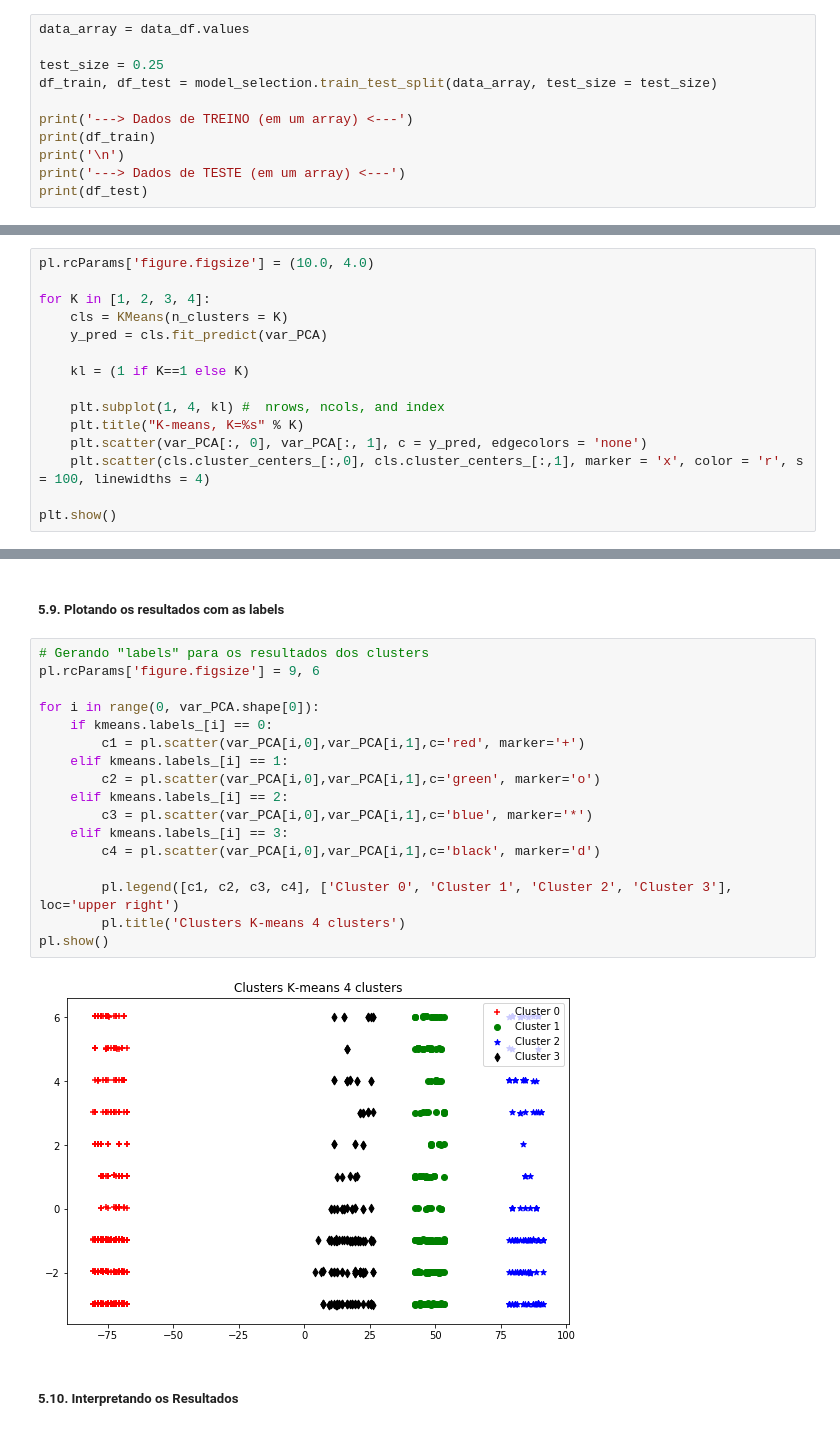
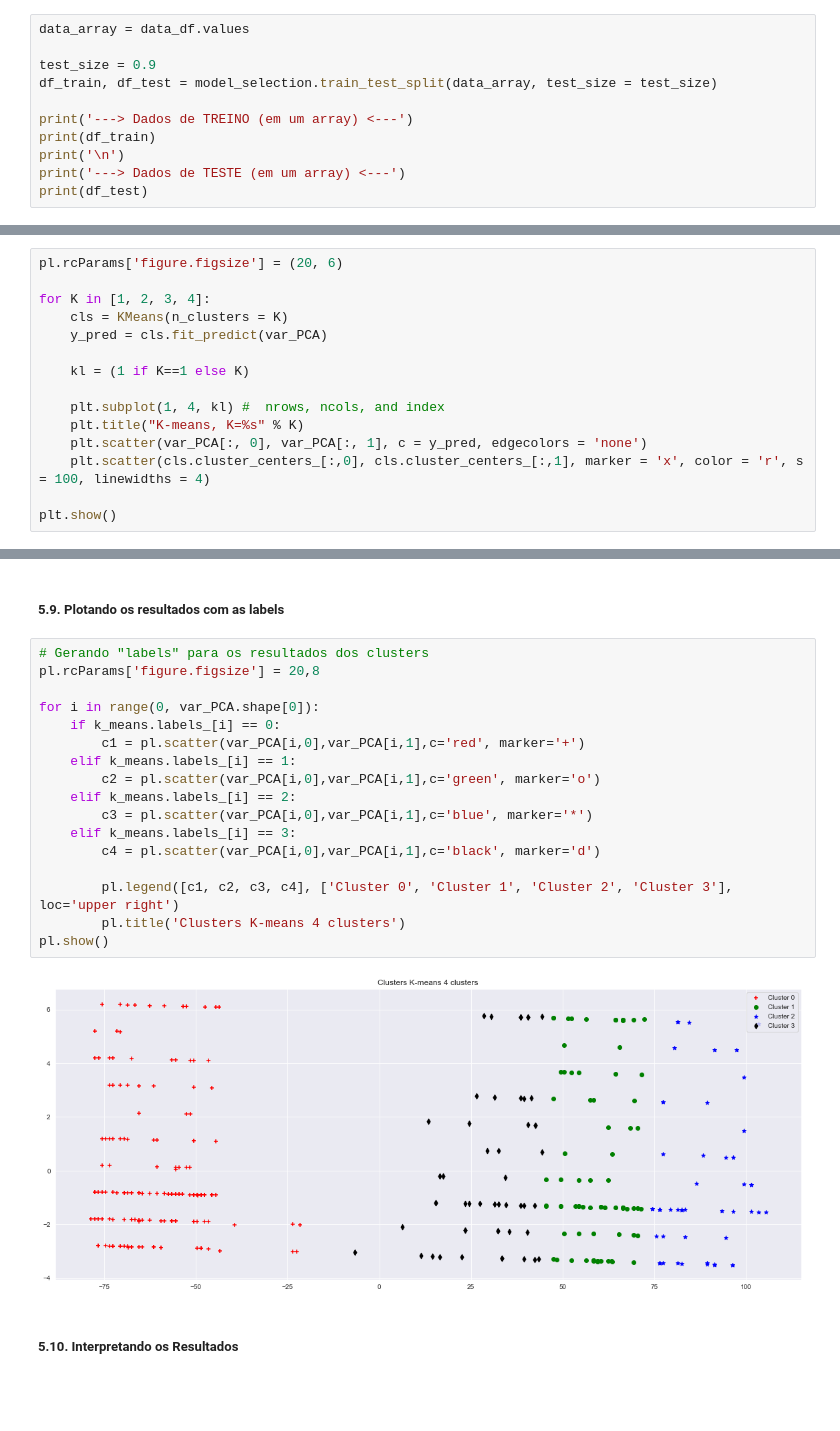
Before and after one commit to daniellj/DataScience, a Jupyter notebook: MachineLearning/Python/UnsupervisedLearning/ClusteringEmployeeTurnover.ipynb, the cells around one changed output, grey strips where cells are left out. Saved outputs shown, nothing was run; the diff lists cells and outputs as text; blank space fills up the shorter version.

```diff
--- a/MachineLearning/Python/UnsupervisedLearning/ClusteringEmployeeTurnover.ipynb
+++ b/MachineLearning/Python/UnsupervisedLearning/ClusteringEmployeeTurnover.ipynb
@@ -602,7 +605,7 @@ Técnica utilizada: cross validation
 # %%
 data_array = data_df.values
 
-test_size = 0.25
+test_size = 0.9
 df_train, df_test = model_selection.train_test_split(data_array, test_size = test_size)
 
 print('---> Dados de TREINO (em um array) <---')
@@ -716,5 +742,5 @@ plt.imshow(Z,
 # %%
-pl.rcParams['figure.figsize'] = (10.0, 4.0)
+pl.rcParams['figure.figsize'] = (20, 6)
 
 for K in [1, 2, 3, 4]:
     cls = KMeans(n_clusters = K)
@@ -747,23 +760,23 @@ KMeans(algorithm='auto', copy_x=True, init='k-means++', max_iter=5000,
 ##### 5.9. Plotando os resultados com as labels
 # %%
 # Gerando "labels" para os resultados dos clusters
-pl.rcParams['figure.figsize'] = 9, 6
+pl.rcParams['figure.figsize'] = 20,8
 
 for i in range(0, var_PCA.shape[0]):
-    if kmeans.labels_[i] == 0:
+    if k_means.labels_[i] == 0:
         c1 = pl.scatter(var_PCA[i,0],var_PCA[i,1],c='red', marker='+')
-    elif kmeans.labels_[i] == 1:
+    elif k_means.labels_[i] == 1:
         c2 = pl.scatter(var_PCA[i,0],var_PCA[i,1],c='green', marker='o')
-    elif kmeans.labels_[i] == 2:
+    elif k_means.labels_[i] == 2:
         c3 = pl.scatter(var_PCA[i,0],var_PCA[i,1],c='blue', marker='*')
-    elif kmeans.labels_[i] == 3:
+    elif k_means.labels_[i] == 3:
         c4 = pl.scatter(var_PCA[i,0],var_PCA[i,1],c='black', marker='d')
 
         pl.legend([c1, c2, c3, c4], ['Cluster 0', 'Cluster 1', 'Cluster 2', 'Cluster 3'], loc='upper right')
         pl.title('Clusters K-means 4 clusters')
 pl.show()
 # %% [output]
-[figure, old version]
+[figure, new version]
 # %% [markdown]
 ##### 5.10. Interpretando os Resultados
 # %%
```
Also changed, not shown: parts of 39 cells of this notebook, 2 other files.
